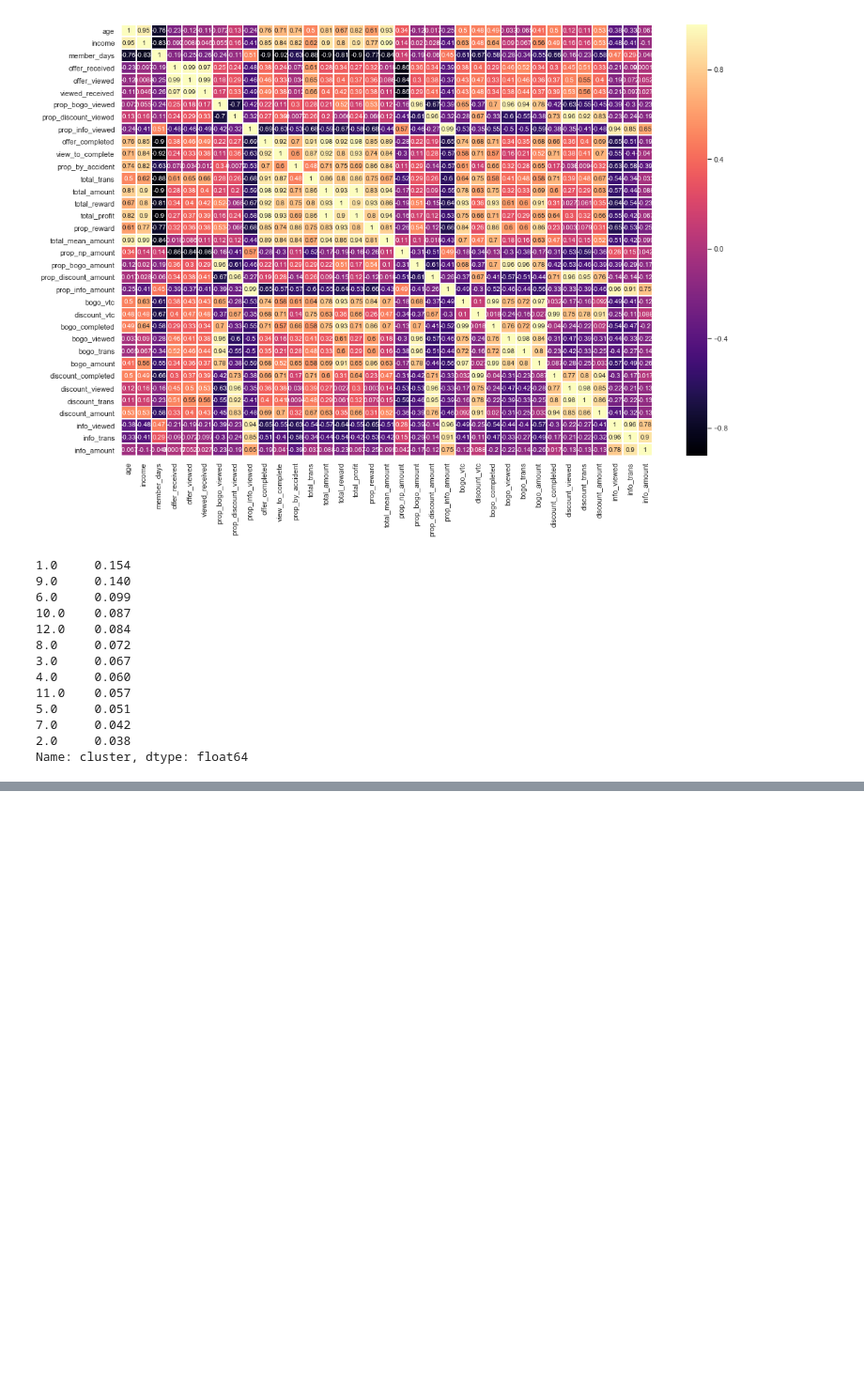
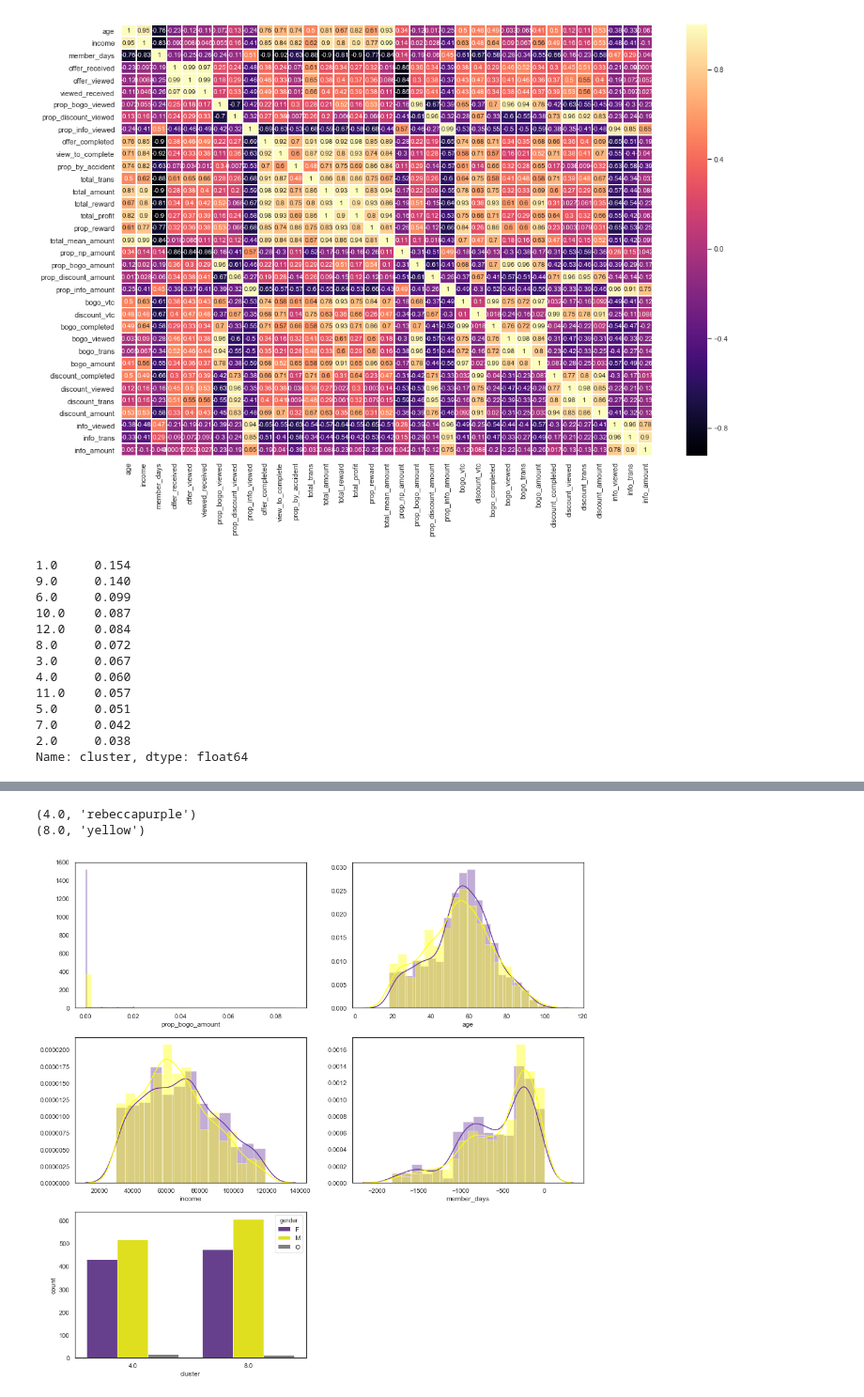
Before and after one commit to rbuerki/segmentation-challenge-starbucks, a Jupyter notebook: 5-analyze_clusters.ipynb, the cells around one changed output, grey strips where cells are left out. Shown at 94% size. Cells and saved outputs as stored; diff of their text form; code cells hidden in the pictures; blank space fills up the shorter version.

```diff
--- a/5-analyze_clusters.ipynb
+++ b/5-analyze_clusters.ipynb
@@ -234,0 +315,9 @@ sns.scatterplot(x='income', y='member_days', hue='gender', data=seg_5_12.loc[seg
+# %%
+"""create dataframe containing segments of interst only, drop NaN"""
+
+seg_4_8 = profile_clusters.copy().loc[profile_clusters['cluster'].isin([4, 8])]
+seg_4_8.dropna(how = 'any', inplace=True)
+
+# check results
+print("length: ", len(seg_4_8))
+display(seg_4_8.groupby(['cluster']).mean())
@@ -234,0 +330,7 @@ sns.scatterplot(x='income', y='member_days', hue='gender', data=seg_5_12.loc[seg
+# %%
+# create plots
+plot_cluster_demographics(seg_4_8, cols=cols)
+# %% [output]
+(4.0, 'rebeccapurple')
+(8.0, 'yellow')
+[figure, added]
```
Also changed, not shown: parts of 20 cells of this notebook, 7 other files.
